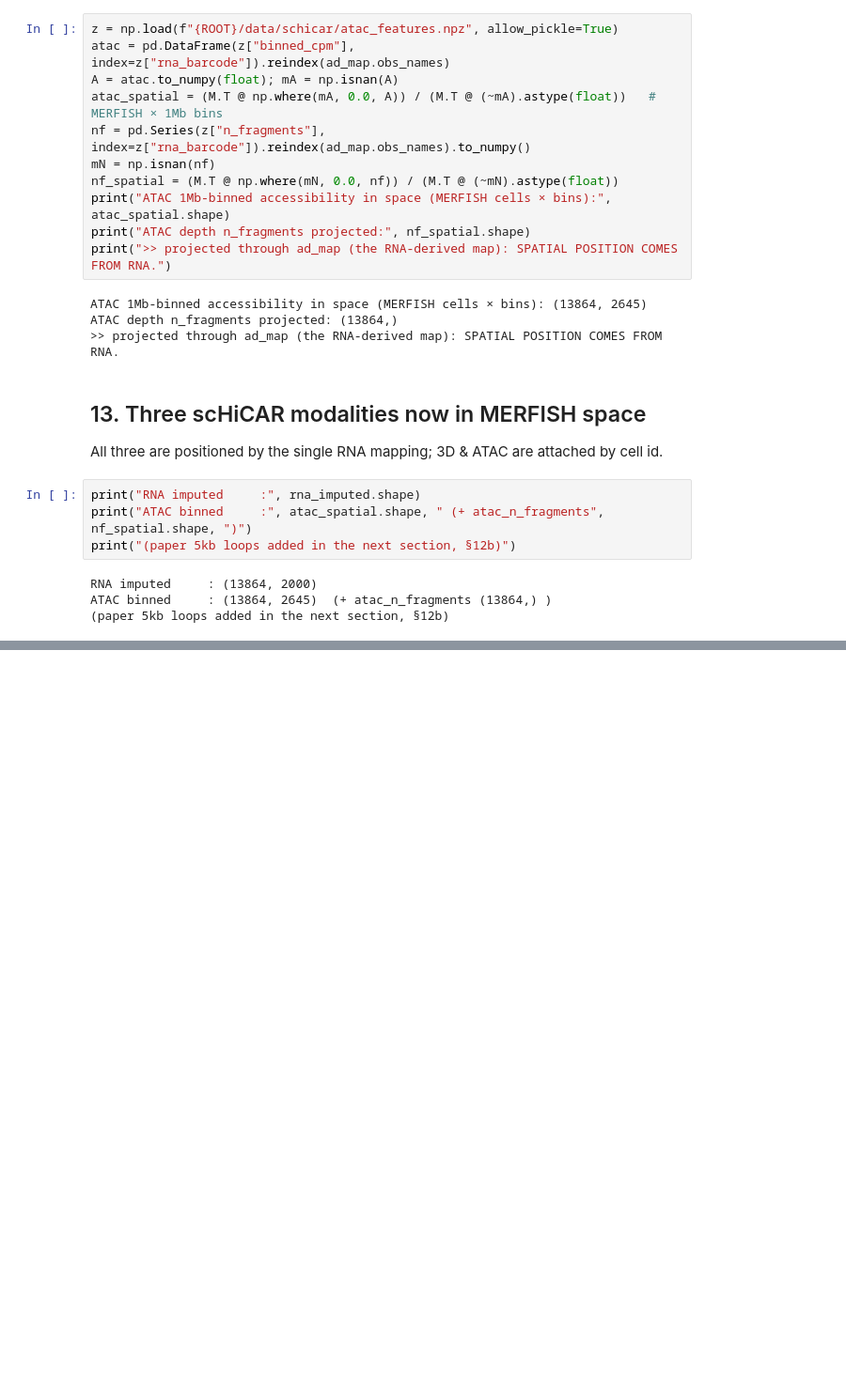
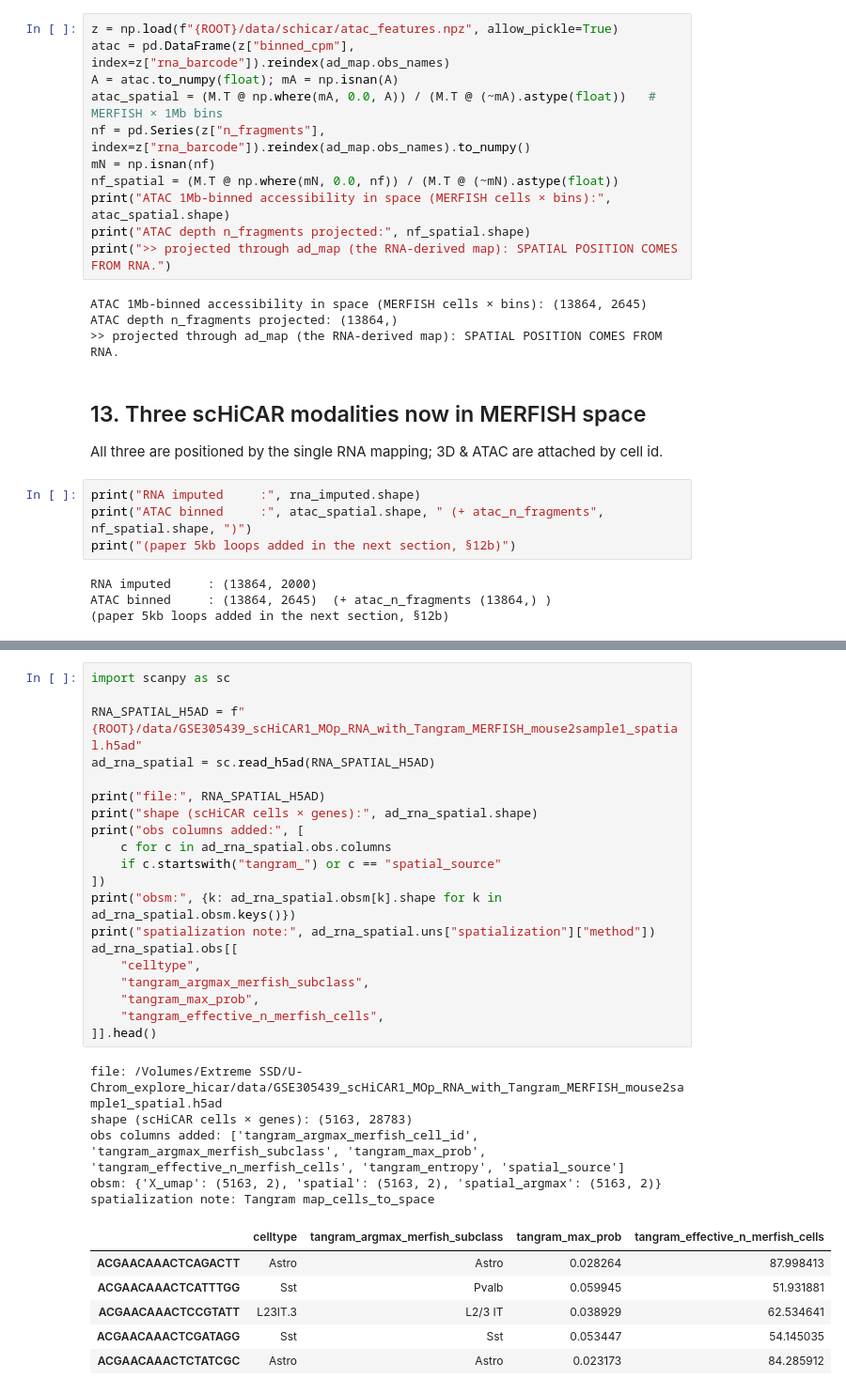
Before and after one commit to u-science-lab/U-Chrom, a Jupyter notebook: tutorials/schicar_to_merfish_mapping.ipynb, the cells around one changed output, grey strips where cells are left out. Shown at 94% size. Drawn from its saved outputs; the diff is of its cells as text; blank space fills up the shorter version.

Commit message:
Update scHiCAR MERFISH mapping notebook

```diff
--- a/tutorials/schicar_to_merfish_mapping.ipynb
+++ b/tutorials/schicar_to_merfish_mapping.ipynb
@@ -435,0 +430,32 @@ genome-bin annotation for atac_binned / loop_density_5kb: 2645 bins; e.g. [('chr
+# %%
+import scanpy as sc
+
+RNA_SPATIAL_H5AD = f"{ROOT}/data/GSE305439_scHiCAR1_MOp_RNA_with_Tangram_MERFISH_mouse2sample1_spatial.h5ad"
+ad_rna_spatial = sc.read_h5ad(RNA_SPATIAL_H5AD)
+
+print("file:", RNA_SPATIAL_H5AD)
+print("shape (scHiCAR cells × genes):", ad_rna_spatial.shape)
+print("obs columns added:", [
+    c for c in ad_rna_spatial.obs.columns
+    if c.startswith("tangram_") or c == "spatial_source"
+])
+print("obsm:", {k: ad_rna_spatial.obsm[k].shape for k in ad_rna_spatial.obsm.keys()})
+print("spatialization note:", ad_rna_spatial.uns["spatialization"]["method"])
+ad_rna_spatial.obs[[
+    "celltype",
+    "tangram_argmax_merfish_subclass",
+    "tangram_max_prob",
+    "tangram_effective_n_merfish_cells",
+]].head()
+# %% [output]
+file: /Volumes/Extreme SSD/U-Chrom_explore_hicar/data/GSE305439_scHiCAR1_MOp_RNA_with_Tangram_MERFISH_mouse2sample1_spatial.h5ad
+shape (scHiCAR cells × genes): (5163, 28783)
+obs columns added: ['tangram_argmax_merfish_cell_id', 'tangram_argmax_merfish_subclass', 'tangram_max_prob', 'tangram_effective_n_merfish_cells', 'tangram_entropy', 'spatial_source']
+obsm: {'X_umap': (5163, 2), 'spatial': (5163, 2), 'spatial_argmax': (5163, 2)}
+spatialization note: Tangram map_cells_to_space
+|  | celltype | tangram_argmax_merfish_subclass | tangram_max_prob | tangram_effective_n_merfish_cells |
+| ACGAACAAACTCAGACTT | Astro | Astro | 0.028264 | 87.998413 |
+| ACGAACAAACTCATTTGG | Sst | Pvalb | 0.059945 | 51.931881 |
+| ACGAACAAACTCCGTATT | L23IT.3 | L2/3 IT | 0.038929 | 62.534641 |
+| ACGAACAAACTCGATAGG | Sst | Sst | 0.053447 | 54.145035 |
+| ACGAACAAACTCTATCGC | Astro | Astro | 0.023173 | 84.285912 |
```
Also changed, not shown: parts of 23 cells of this notebook.
